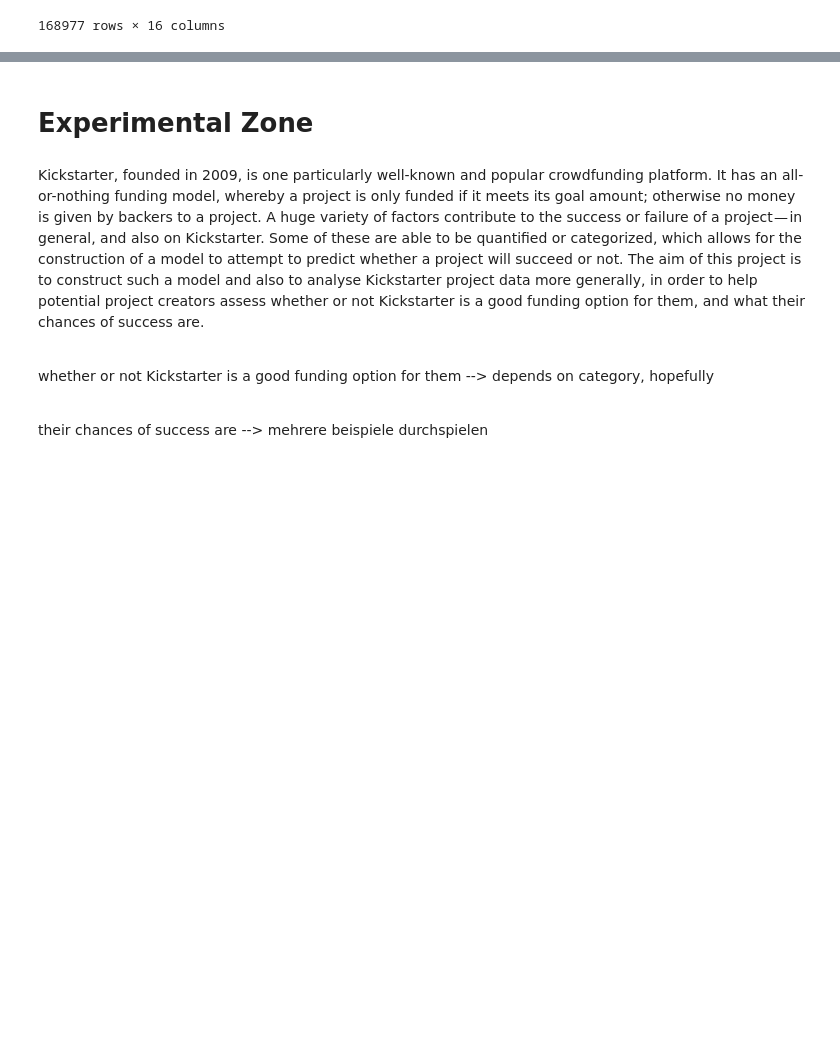
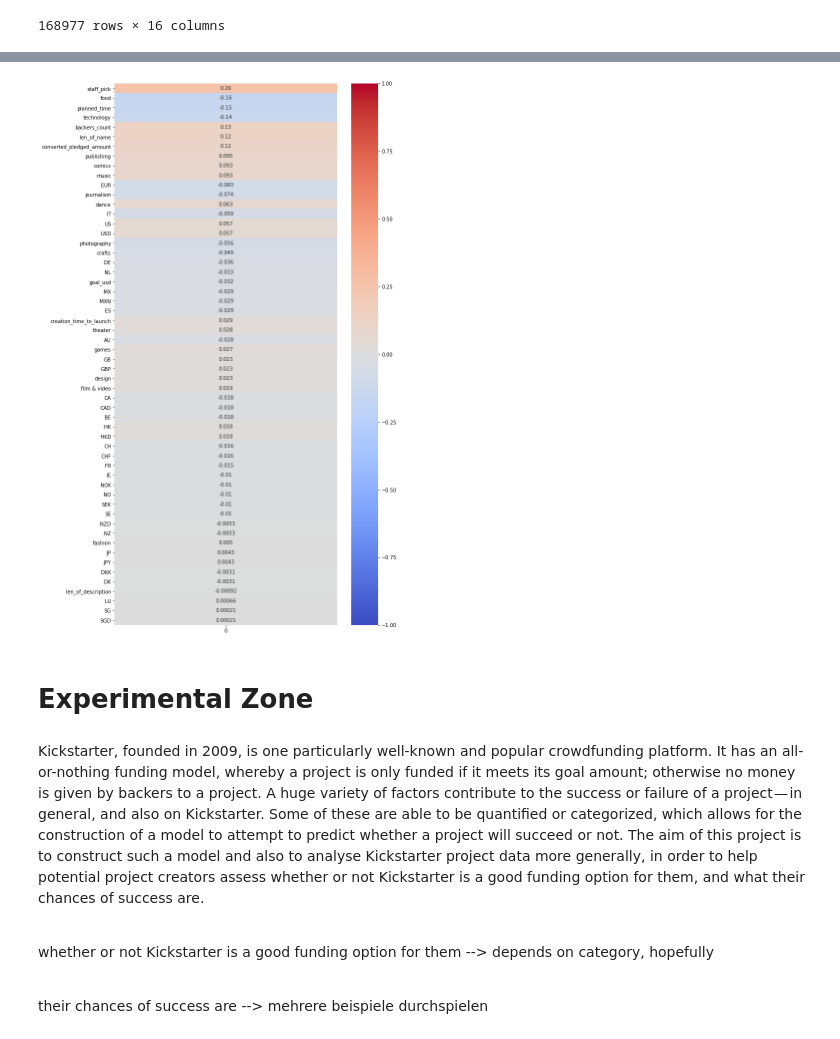
Before and after one commit to fabwerk90/Kickstarter---Project-Success-Prediction, a Jupyter notebook: Feature Engineering.ipynb, the cells around one changed output, grey strips where cells are left out. Saved outputs shown, nothing was run; the diff lists cells and outputs as text; code cells hidden in the pictures; blank space fills up the shorter version.

Commit message:
dummies added

```diff
--- a/Feature Engineering.ipynb
+++ b/Feature Engineering.ipynb
@@ -14,7 +14,7 @@ df = pd.read_csv("dataframes/cleaned_dataframe.csv")
 ## Drop variables, which have no insights for further research
 # %%
 df = df.drop (["project_ID","subcategory","category_ID","creator_ID","spotlight",
-               "created_at","launched_at","state_changed_at","deadline","goal_reached_time"],axis=1)
+               "created_at","state_changed_at","deadline","goal_reached_time"],axis=1)
 # %%
 df.head(5)
 # %% [output]
@@ -189,0 +155,19 @@ df_encoded.head()
+# %%
+df_dummies = df_encoded.copy()
+#dummy variables for metacategory
+metacategory_dummies = pd.get_dummies(df_dummies["metacategory"], drop_first = True)
+#dummy variables for currency:
+curreny_dummies = pd.get_dummies(df_dummies["currency"], drop_first = True)
+#dummy variables for country:
+country_dummies = pd.get_dummies(df_dummies["country"], drop_first = True)
+#dummy variables for staff_pick:
+staff_pick_dummies = pd.get_dummies(df_dummies["staff_pick"], drop_first = True)
+# adding it to Dataframe - df_dummies:
+df_dummies = pd.concat([df_dummies, metacategory_dummies, curreny_dummies, country_dummies, staff_pick_dummies], axis=1)
+# droping original column:
+df_dummies = df_dummies.drop (["metacategory","currency","country","staff_pick","is_starrable"],axis=1)
+df_dummies.rename(columns={ df_dummies.columns[-1]: "staff_pick" }, inplace = True)
+#### Transform target variable state in 0s (failed) and 1s (succesfull):
+df_dummies['state'] = df_dummies['state'].map({'successful': 1, 'failed': 0})
+###show results
+df_dummies.head()
@@ -190,3 +182,12 @@ df_encoded.head()
+# %%
+## Visualizing the correlation between target variable(state) and all other variables :
+correlations = df_dummies.corrwith(df_dummies['state']).iloc[1:].to_frame()
+correlations['abs'] = correlations[0].abs()
+sorted_correlations = correlations.sort_values('abs', ascending=False)[0]
+fig, ax = plt.subplots(figsize=(10,20))
+sns.heatmap(sorted_correlations.to_frame(), cmap='coolwarm', annot=True, vmin=-1, vmax=1, ax=ax);
+# %% [output]
+[figure, added]
 # %% [markdown]
 # Experimental Zone
 # %% [markdown]
```
Also changed, not shown: parts of 6 cells of this notebook.
